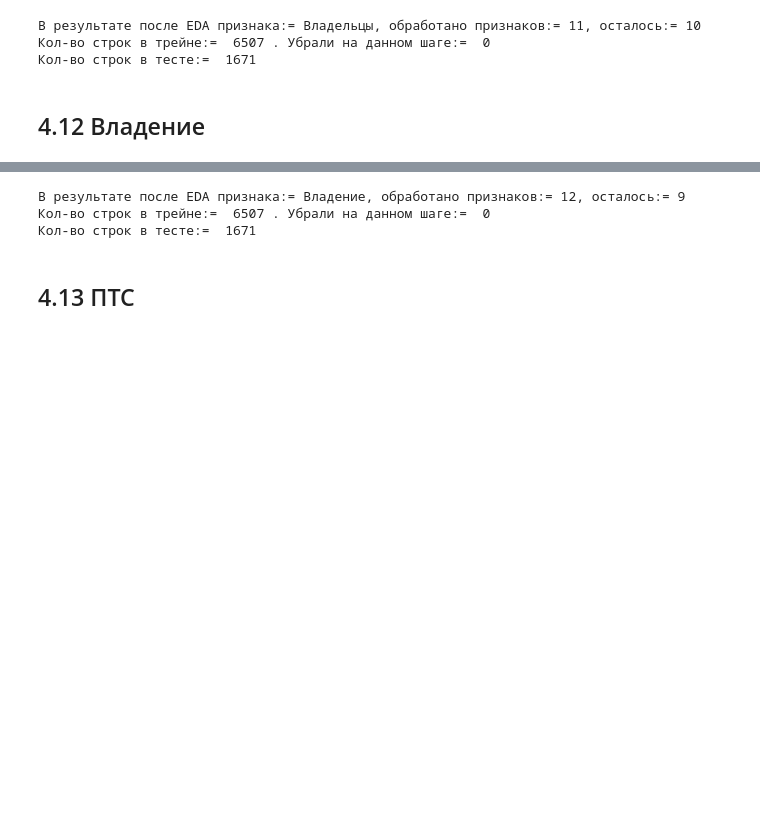
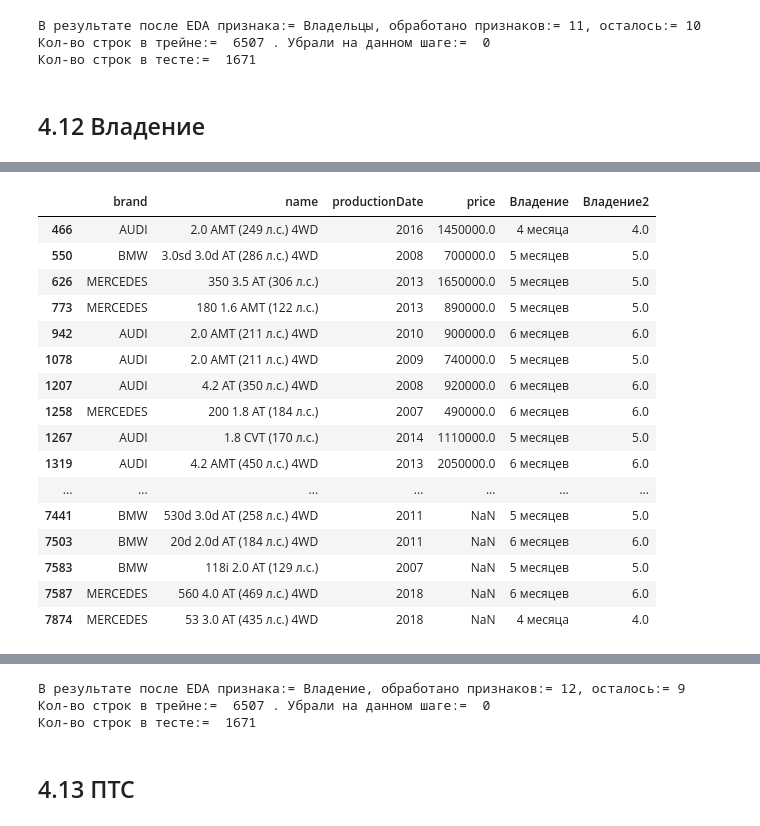
Before and after one commit to alex-sokolov2011/pet-projects, a Jupyter notebook: module_8/kaggle_rds8_Car_Price_prediction_Part2_Sokolov_EDA.ipynb, the cells around one changed output, grey strips where cells are left out. Cells and saved outputs as stored; diff of their text form; code cells hidden in the pictures; blank space fills up the shorter version.

```diff
--- a/module_8/kaggle_rds8_Car_Price_prediction_Part2_Sokolov_EDA.ipynb
+++ b/module_8/kaggle_rds8_Car_Price_prediction_Part2_Sokolov_EDA.ipynb
@@ -1401,0 +1509,29 @@ old_len_train, EDA_done_cols = utils.result_EDA_feature('Владельцы', df
+# %%
+# такие есть и в трейне и в тесте
+# посмотрим на авто со сроком владения от 3 до 6 мес
+df[(df['Владение2'] <= 6) \
+& (df['Владение2'] > 3)
+    ][['brand',
+        'name',
+        'productionDate',
+        'price',
+        'Владение',
+        'Владение2']]
+# %% [output]
+|  | brand | name | productionDate | price | Владение | Владение2 |
+| 466 | AUDI | 2.0 AMT (249 л.с.) 4WD | 2016 | 1450000.0 | 4 месяца | 4.0 |
+| 550 | BMW | 3.0sd 3.0d AT (286 л.с.) 4WD | 2008 | 700000.0 | 5 месяцев | 5.0 |
+| 626 | MERCEDES | 350 3.5 AT (306 л.с.) | 2013 | 1650000.0 | 5 месяцев | 5.0 |
+| 773 | MERCEDES | 180 1.6 AMT (122 л.с.) | 2013 | 890000.0 | 5 месяцев | 5.0 |
+| 942 | AUDI | 2.0 AMT (211 л.с.) 4WD | 2010 | 900000.0 | 6 месяцев | 6.0 |
+| 1078 | AUDI | 2.0 AMT (211 л.с.) 4WD | 2009 | 740000.0 | 5 месяцев | 5.0 |
+| 1207 | AUDI | 4.2 AT (350 л.с.) 4WD | 2008 | 920000.0 | 6 месяцев | 6.0 |
+| 1258 | MERCEDES | 200 1.8 AT (184 л.с.) | 2007 | 490000.0 | 6 месяцев | 6.0 |
+| 1267 | AUDI | 1.8 CVT (170 л.с.) | 2014 | 1110000.0 | 5 месяцев | 5.0 |
+| 1319 | AUDI | 4.2 AMT (450 л.с.) 4WD | 2013 | 2050000.0 | 6 месяцев | 6.0 |
+| ... | ... | ... | ... | ... | ... | ... |
+| 7441 | BMW | 530d 3.0d AT (258 л.с.) 4WD | 2011 | NaN | 5 месяцев | 5.0 |
+| 7503 | BMW | 20d 2.0d AT (184 л.с.) 4WD | 2011 | NaN | 6 месяцев | 6.0 |
+| 7583 | BMW | 118i 2.0 AT (129 л.с.) | 2007 | NaN | 5 месяцев | 5.0 |
+| 7587 | MERCEDES | 560 4.0 AT (469 л.с.) 4WD | 2018 | NaN | 6 месяцев | 6.0 |
+| 7874 | MERCEDES | 53 3.0 AT (435 л.с.) 4WD | 2018 | NaN | 4 месяца | 4.0 |
```
Also changed, not shown: parts of 24 cells of this notebook.
